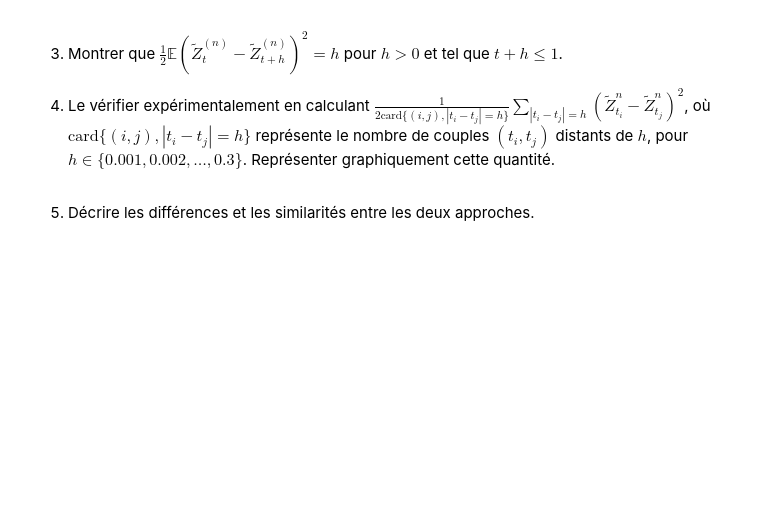
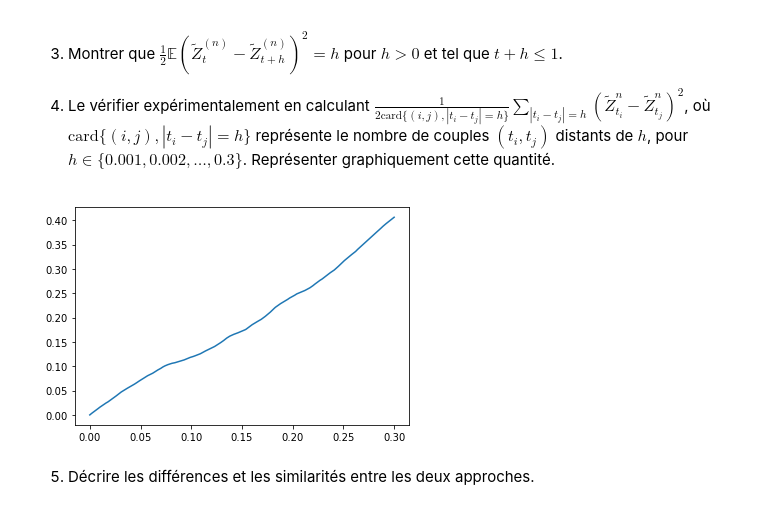
Before and after one commit to Joris-Landais/pojet_num-rique_proba, a Jupyter notebook: Projet numérique de Probabilités 2022 - enonce.ipynb, the cells around one changed output. Cells and saved outputs as stored; diff of their text form; code cells hidden in the pictures; blank space fills up the shorter version.

```diff
--- a/Projet numérique de Probabilités 2022 - enonce.ipynb
+++ b/Projet numérique de Probabilités 2022 - enonce.ipynb
@@ -193,6 +234,28 @@ print_Z_bis(1000)
 3. Montrer que $\frac12\mathbb{E}\left(\tilde{Z}^{(n)}_t-\tilde{Z}^{(n)}_{t+h}\right)^2 = h$ pour $h>0$ et tel que $t+h \leq 1$.
 
 4. Le vérifier expérimentalement en calculant $\frac1{2\text{card}\{(i,j),|t_i-t_j|=h\}}\sum_{|t_i-t_j|=h}(\tilde{Z}^{n}_{t_i} - \tilde{Z}^{n}_{t_j})^2$, où $\text{card}\{(i,j),|t_i-t_j|=h\}$ représente le nombre de couples $(t_i,t_j)$ distants de $h$, pour $h \in \{0.001,0.002,\ldots,0.3\}$. Représenter graphiquement cette quantité.
+# %%
+#hi=i/n avec n=1000
+
+def print_q4(n):
+    L=list_Z_bis(n) # la liste des Z_bis(ti,n) pour tous les ti
+    H=[]
+    Y=[]
+    for k in range(301):
+        h=k/n
+        H.append(h)
+        S=0
+        for i in range(n-k):
+            j=i+k  #ti=i/n, tj=ti+h=(i+k)/n
+            S+=(L[i]-L[j])**2
+        Y.append(S/(2*(n-k)))
+    plt.plot(H,Y)
+    plt.show()
+# %%
+n=1000
+print_q4(n)
+# %% [output]
+[figure, added]
 # %% [markdown]
 5. Décrire les différences et les similarités entre les deux approches.
 # %% [markdown]
```
Also changed, not shown: parts of 7 cells of this notebook.
